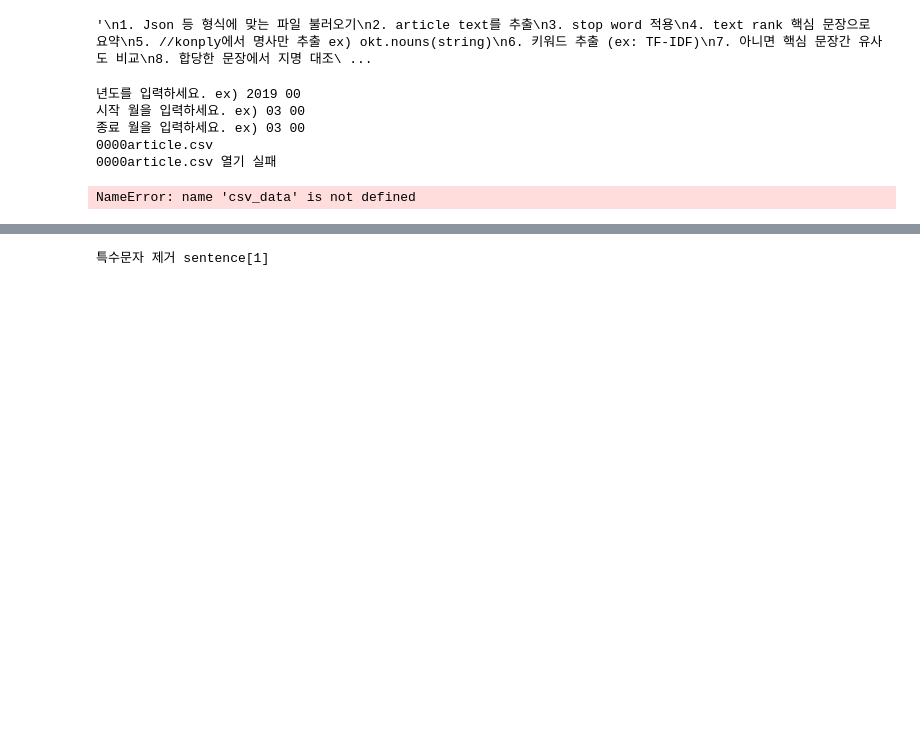
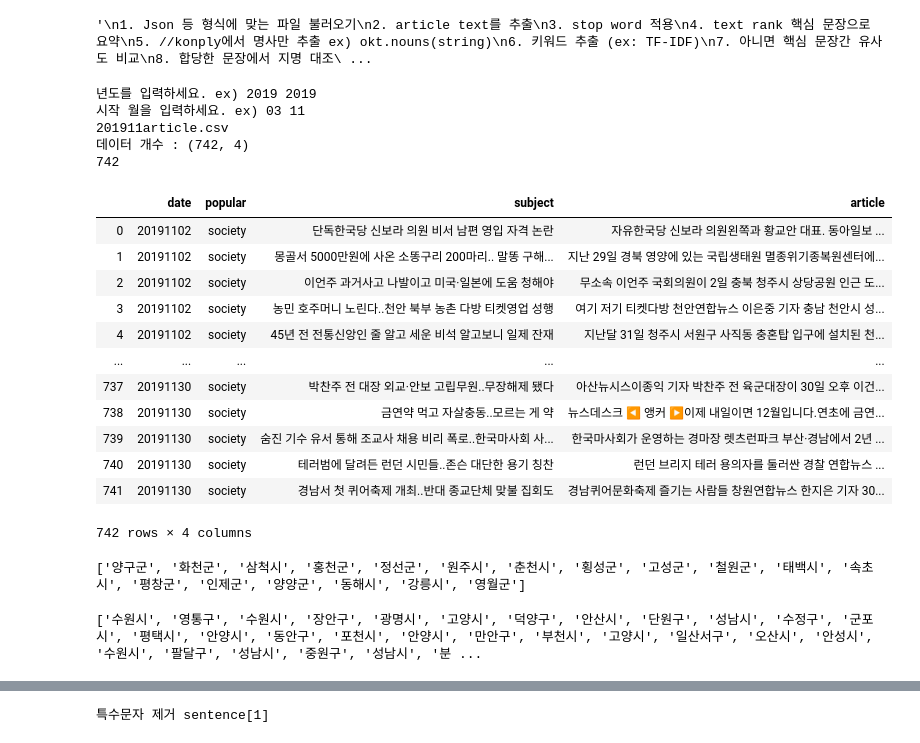
Before and after one commit to Hyeon-Kang/ZeroSec, a Jupyter notebook: 학습자료/NLP/전처리 단계/zs.ipynb, the cells around one changed output, grey strips where cells are left out. Saved outputs shown, nothing was run; the diff lists cells and outputs as text; code cells hidden in the pictures; blank space fills up the shorter version.

```diff
--- a/학습자료/NLP/전처리 단계/zs.ipynb
+++ b/학습자료/NLP/전처리 단계/zs.ipynb
@@ -15,30 +15,82 @@
 # %%
 yyy = input('년도를 입력하세요. ex) 2019')
 mmm = input('시작 월을 입력하세요. ex) 03')
-mmm_e = input('종료 월을 입력하세요. ex) 03')
+#mmm_e = input('종료 월을 입력하세요. ex) 03')
 
 filename_ = str(yyy)+str(mmm)+'article.csv'
 print(filename_)
 
 # 1. csv file 불러오기
 import pandas as pd
 
 try :
     csv_data = pd.read_csv(filename_, delimiter=',', encoding='UTF-8')
 except:
     print(filename_+' 열기 실패')
     exit(1)
 
 # 행렬 개수 확인
 print("데이터 개수 :",csv_data.shape)
 print(csv_data.shape[0])
 print()
 
 csv_data
 # %% [output]
-년도를 입력하세요. ex) 2019 00
-시작 월을 입력하세요. ex) 03 00
-종료 월을 입력하세요. ex) 03 00
-0000article.csv
-0000article.csv 열기 실패
+년도를 입력하세요. ex) 2019 2019
+시작 월을 입력하세요. ex) 03 11
+201911article.csv
+데이터 개수 : (742, 4)
+742
+|  | date | popular | subject | article |
+| 0 | 20191102 | society | 단독한국당 신보라 의원 비서 남편 영입 자격 논란 | 자유한국당 신보라 의원왼쪽과 황교안 대표. 동아일보 ... |
+| 1 | 20191102 | society | 몽골서 5000만원에 사온 소똥구리 200마리.. 말똥 구해... | 지난 29일 경북 영양에 있는 국립생태원 멸종위기종복원센터에... |
+| 2 | 20191102 | society | 이언주 과거사고 나발이고 미국·일본에 도움 청해야 | 무소속 이언주 국회의원이 2일 충북 청주시 상당공원 인근 도... |
+| 3 | 20191102 | society | 농민 호주머니 노린다..천안 북부 농촌 다방 티켓영업 성행 | 여기 저기 티켓다방 천안연합뉴스 이은중 기자 충남 천안시 성... |
+| 4 | 20191102 | society | 45년 전 전통신앙인 줄 알고 세운 비석 알고보니 일제 잔재 | 지난달 31일 청주시 서원구 사직동 충혼탑 입구에 설치된 천... |
+| ... | ... | ... | ... | ... |
+| 737 | 20191130 | society | 박찬주 전 대장 외교·안보 고립무원..무장해제 됐다 | 아산뉴시스이종익 기자 박찬주 전 육군대장이 30일 오후 이건... |
+| 738 | 20191130 | society | 금연약 먹고 자살충동..모르는 게 약 | 뉴스데스크 ◀ 앵커 ▶이제 내일이면 12월입니다.연초에 금연... |
+| 739 | 20191130 | society | 숨진 기수 유서 통해 조교사 채용 비리 폭로..한국마사회 사... | 한국마사회가 운영하는 경마장 렛츠런파크 부산·경남에서 2년 ... |
+| 740 | 20191130 | society | 테러범에 달려든 런던 시민들..존슨 대단한 용기 칭찬 | 런던 브리지 테러 용의자를 둘러싼 경찰 연합뉴스 ... |
+| 741 | 20191130 | society | 경남서 첫 퀴어축제 개최..반대 종교단체 맞불 집회도 | 경남퀴어문화축제 즐기는 사람들 창원연합뉴스 한지은 기자 30... |
-NameError: name 'csv_data' is not defined
+742 rows × 4 columns
+# %%
+# 강원도 지명 리스트 준비
+KW=[]
+file=open('C:\\Python\\source\\adress_db\\강원도list.txt','rt' , encoding='UTF-8')
+
+while (1):
+    line=file.readline()
+    try:escape=line.index('\n')
+    except:escape=len(line)
+    if line:
+        KW.append(line[0:escape])
+    else:
+        break
+file.close()
+
+KW = KW[0].split(' ')
+KW.remove('')
+print(KW)
+# %% [output]
+['양구군', '화천군', '삼척시', '홍천군', '정선군', '원주시', '춘천시', '횡성군', '고성군', '철원군', '태백시', '속초시', '평창군', '인제군', '양양군', '동해시', '강릉시', '영월군']
+# %%
+# 경기도 지명 리스트 준비
+GGD=[]
+file=open('C:\\Python\\source\\adress_db\\경기도list.txt','rt' , encoding='UTF-8')
+
+while (1):
+    line=file.readline()
+    try:escape=line.index('\n')
+    except:escape=len(line)
+    if line:
+        GGD.append(line[0:escape])
+    else:
+        break
+file.close()
+
+GGD = GGD[0].split(' ')
+GGD.remove('')
+print(GGD)
+# %% [output]
+['수원시', '영통구', '수원시', '장안구', '광명시', '고양시', '덕양구', '안산시', '단원구', '성남시', '수정구', '군포시', '평택시', '안양시', '동안구', '포천시', '안양시', '만안구', '부천시', '고양시', '일산서구', '오산시', '안성시', '수원시', '팔달구', '성남시', '중원구', '성남시', '분 ...
```
Also changed, not shown: parts of 25 cells of this notebook, 5 other files.
